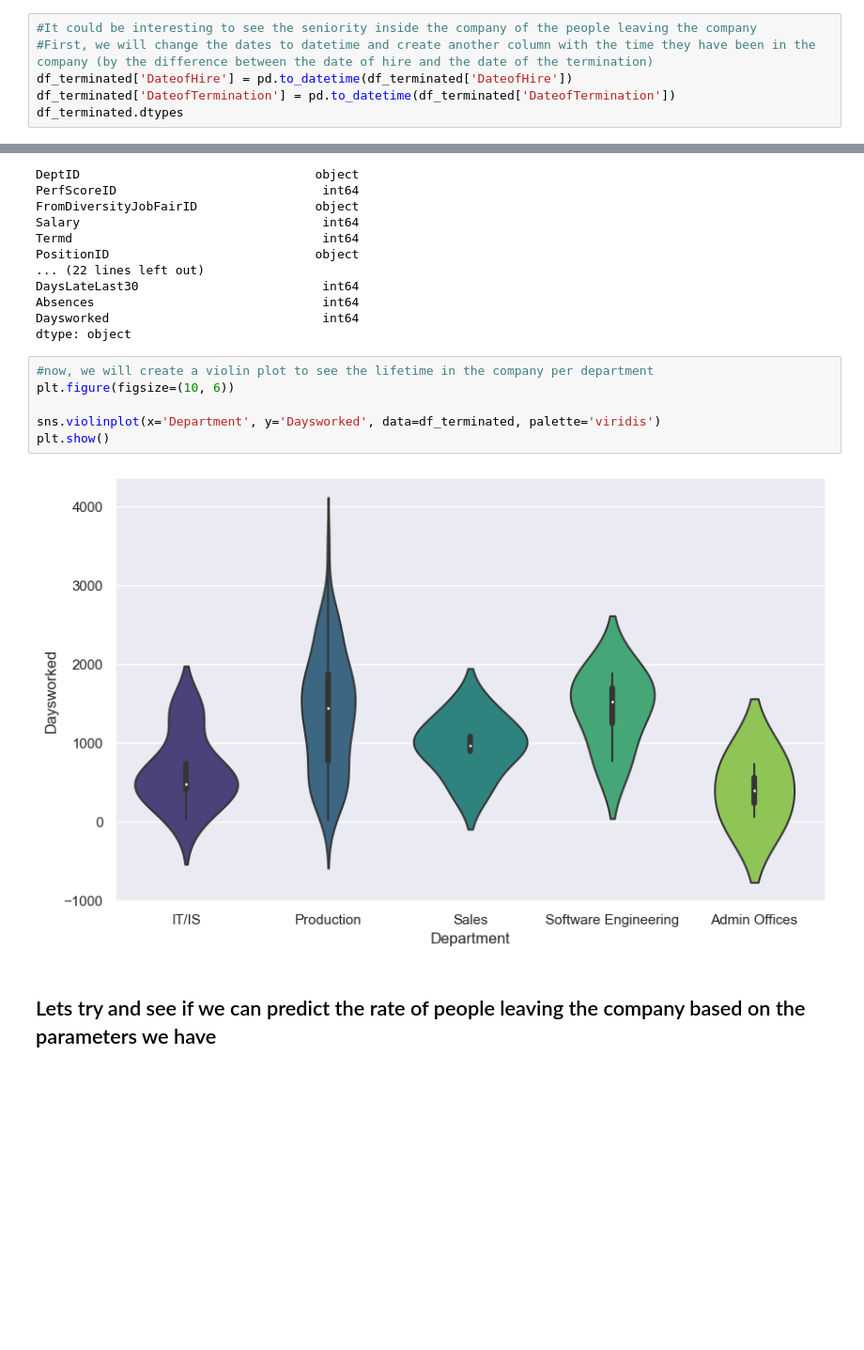
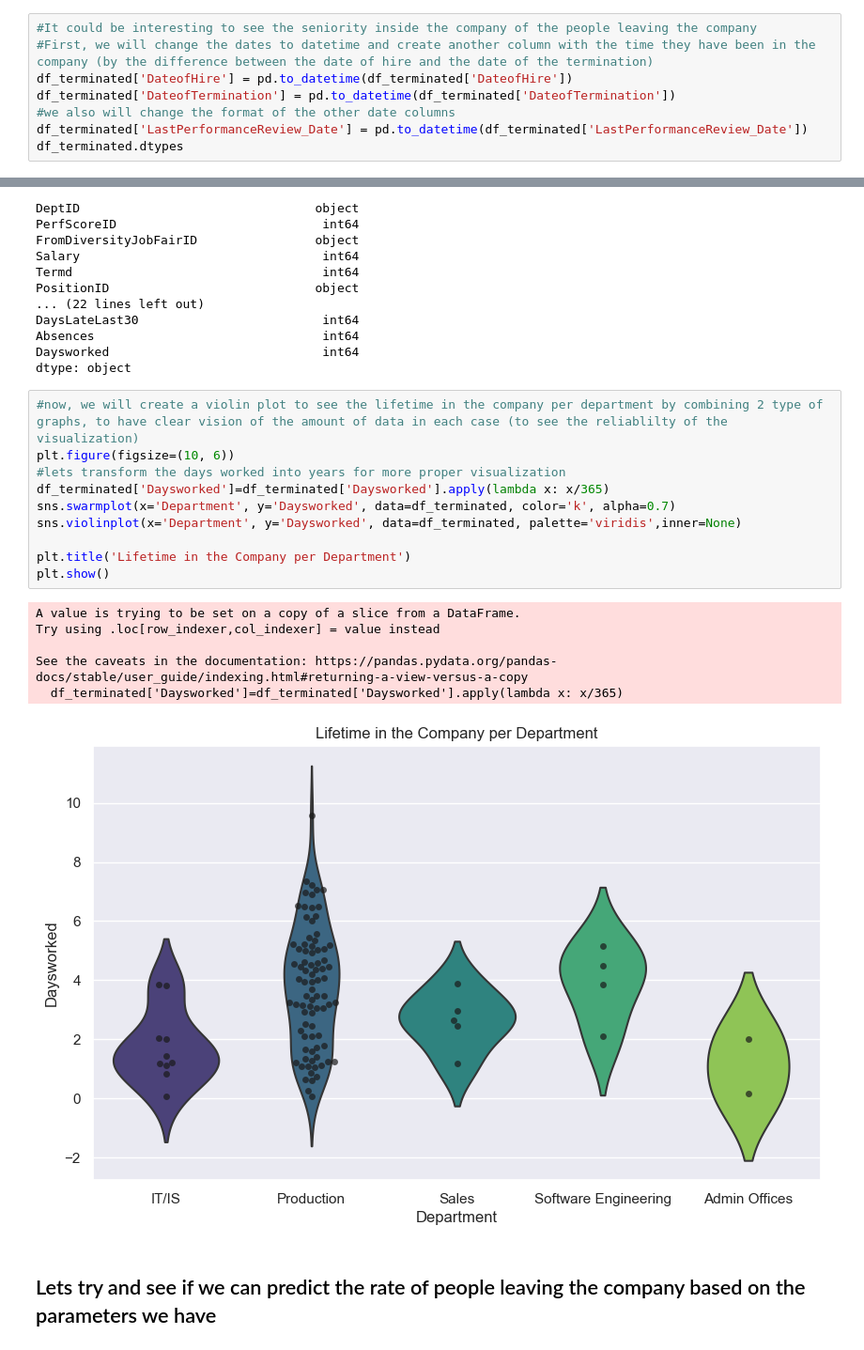
Before and after one commit to PaulBeBo/HackathonHR, a Jupyter notebook: scripts/HackathonHR_Paul.ipynb, the cells around one changed output, grey strips where cells are left out. Shown at 94% size. Drawn from its saved outputs; the diff is of its cells as text; blank space fills up the shorter version.

```diff
--- a/scripts/HackathonHR_Paul.ipynb
+++ b/scripts/HackathonHR_Paul.ipynb
@@ -652,5 +652,7 @@ Name: Department, dtype: int64
 #First, we will change the dates to datetime and create another column with the time they have been in the company (by the difference between the date of hire and the date of the termination)
 df_terminated['DateofHire'] = pd.to_datetime(df_terminated['DateofHire'])
 df_terminated['DateofTermination'] = pd.to_datetime(df_terminated['DateofTermination'])
+#we also will change the format of the other date columns
+df_terminated['LastPerformanceReview_Date'] = pd.to_datetime(df_terminated['LastPerformanceReview_Date'])
 df_terminated.dtypes
 # %% [output]
@@ -721,13 +728,22 @@ Absences                               int64
 Daysworked                             int64
 dtype: object
 # %%
-#now, we will create a violin plot to see the lifetime in the company per department
+#now, we will create a violin plot to see the lifetime in the company per department by combining 2 type of graphs, to have clear vision of the amount of data in each case (to see the reliablilty of the visualization)
 plt.figure(figsize=(10, 6))
+#lets transform the days worked into years for more proper visualization
+df_terminated['Daysworked']=df_terminated['Daysworked'].apply(lambda x: x/365)
+sns.swarmplot(x='Department', y='Daysworked', data=df_terminated, color='k', alpha=0.7)
+sns.violinplot(x='Department', y='Daysworked', data=df_terminated, palette='viridis',inner=None)
 
-sns.violinplot(x='Department', y='Daysworked', data=df_terminated, palette='viridis')
+plt.title('Lifetime in the Company per Department')
 plt.show()
 # %% [output]
+A value is trying to be set on a copy of a slice from a DataFrame.
+Try using .loc[row_indexer,col_indexer] = value instead
+
+See the caveats in the documentation: https://pandas.pydata.org/pandas-docs/stable/user_guide/indexing.html#returning-a-view-versus-a-copy
+  df_terminated['Daysworked']=df_terminated['Daysworked'].apply(lambda x: x/365)
-[figure, old version]
+[figure, new version]
 # %% [markdown]
 ## Lets try and see if we can predict the rate of people leaving the company based on the parameters we have
 # %%
```
Also changed, not shown: parts of 18 cells of this notebook.
